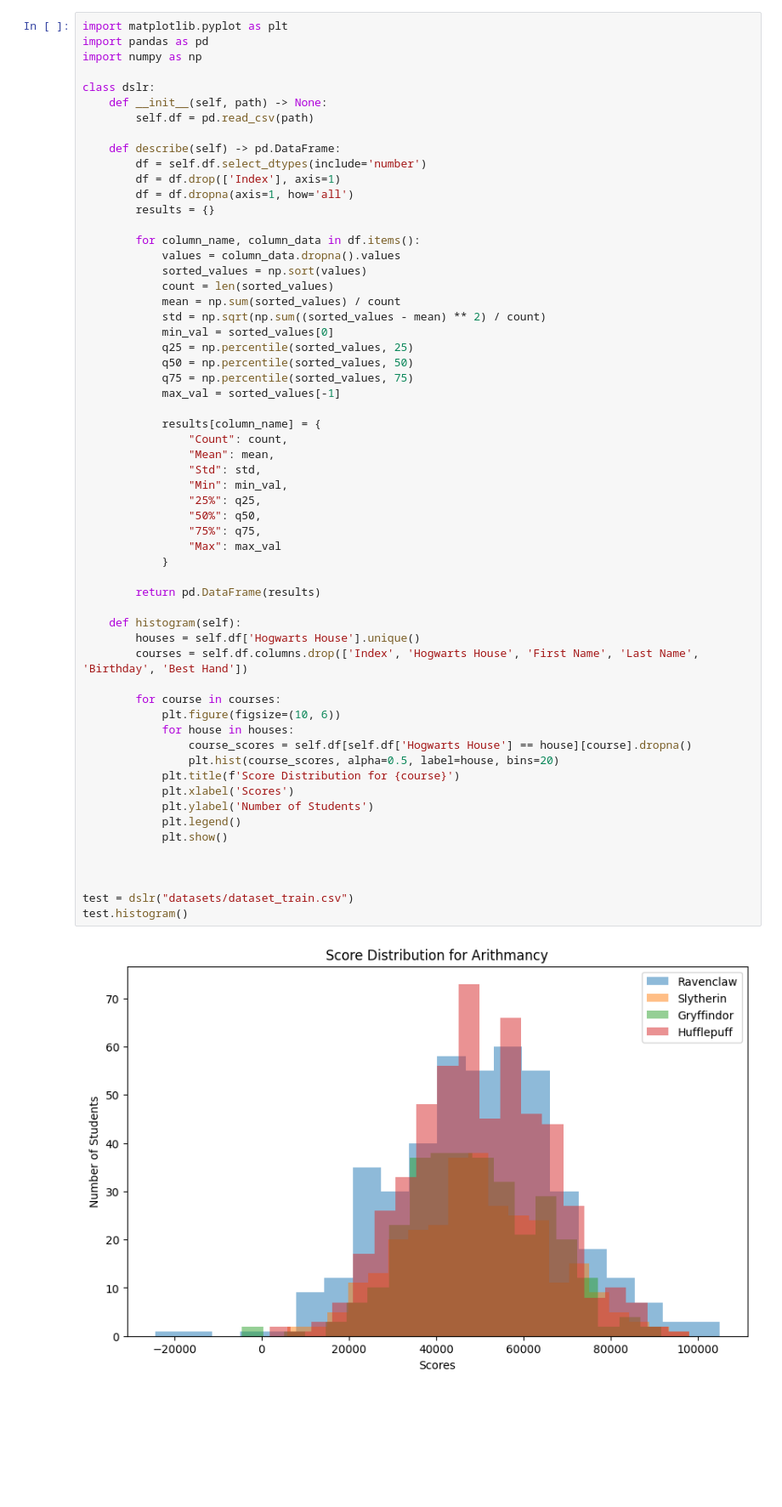
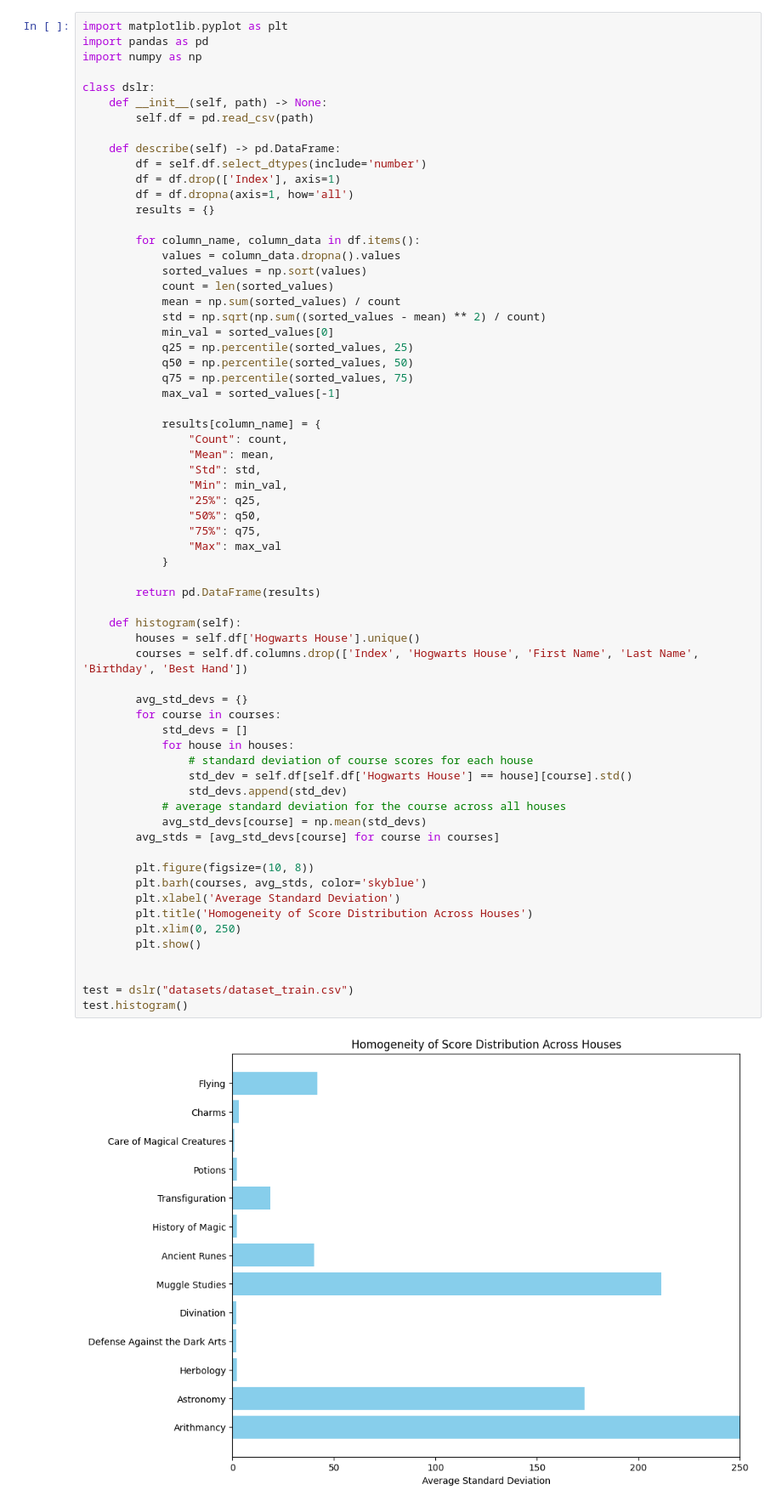
Before and after one commit to EniddeallA/DSLR, a Jupyter notebook: describe.ipynb, the cells around one changed output. Shown: that part at 85% size. Saved outputs shown, nothing was run; the diff lists cells and outputs as text; blank space fills up the shorter version.

Commit message:
Better Histogram

```diff
--- a/describe.ipynb
+++ b/describe.ipynb
@@ -23,39 +23,45 @@ class dslr:
             q25 = np.percentile(sorted_values, 25)
             q50 = np.percentile(sorted_values, 50)
             q75 = np.percentile(sorted_values, 75)
             max_val = sorted_values[-1]
 
             results[column_name] = {
                 "Count": count,
                 "Mean": mean,
                 "Std": std,
                 "Min": min_val,
                 "25%": q25,
                 "50%": q50,
                 "75%": q75,
                 "Max": max_val
             }
 
         return pd.DataFrame(results)
 
     def histogram(self):
         houses = self.df['Hogwarts House'].unique()
         courses = self.df.columns.drop(['Index', 'Hogwarts House', 'First Name', 'Last Name', 'Birthday', 'Best Hand'])
 
+        avg_std_devs = {}
         for course in courses:
-            plt.figure(figsize=(10, 6))
+            std_devs = []
             for house in houses:
-                course_scores = self.df[self.df['Hogwarts House'] == house][course].dropna()
-                plt.hist(course_scores, alpha=0.5, label=house, bins=20)
-            plt.title(f'Score Distribution for {course}')
-            plt.xlabel('Scores')
-            plt.ylabel('Number of Students')
-            plt.legend()
-            plt.show()
+                # standard deviation of course scores for each house
+                std_dev = self.df[self.df['Hogwarts House'] == house][course].std()
+                std_devs.append(std_dev)
+            # average standard deviation for the course across all houses
+            avg_std_devs[course] = np.mean(std_devs)
+        avg_stds = [avg_std_devs[course] for course in courses]
 
+        plt.figure(figsize=(10, 8))
+        plt.barh(courses, avg_stds, color='skyblue')
+        plt.xlabel('Average Standard Deviation')
+        plt.title('Homogeneity of Score Distribution Across Houses')
+        plt.xlim(0, 250)
+        plt.show()
 
 
 test = dslr("datasets/dataset_train.csv")
 test.histogram()
 # %% [output]
-[figure, old version]
+[figure, new version]
```
Also changed, not shown: parts of 1 cell of this notebook.
